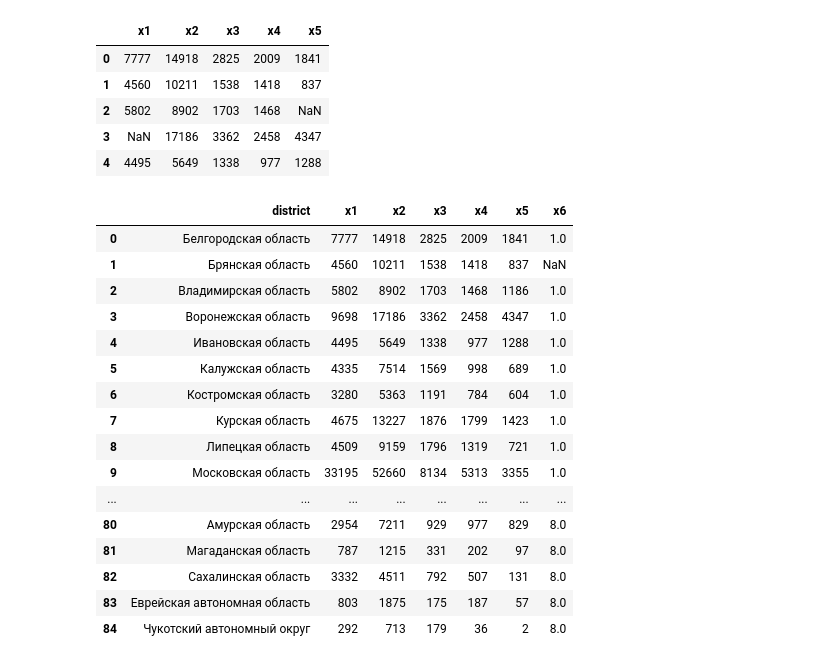
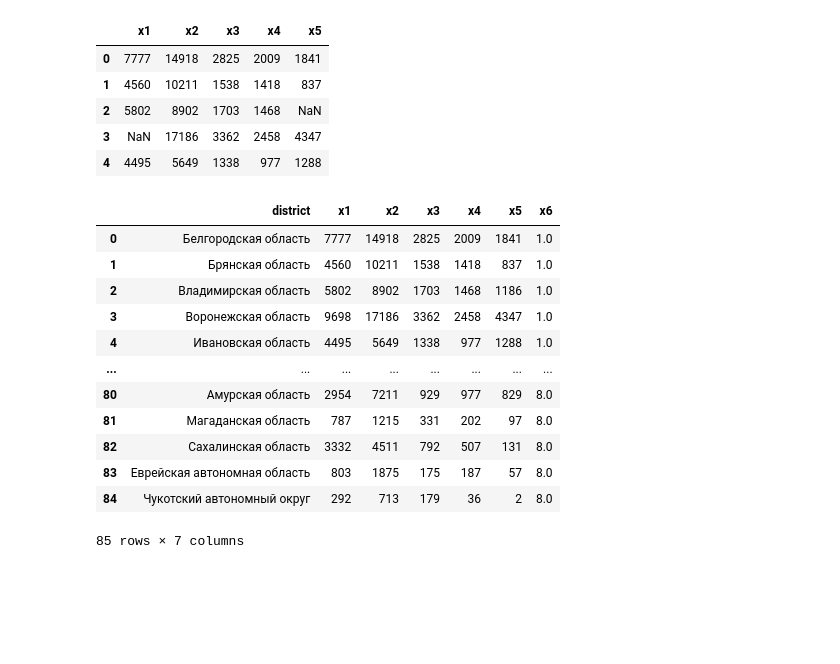
Before and after one commit to kujilit/machine-learning, a Jupyter notebook: labs/lab1/main.ipynb, the cells around one changed output. Cells and saved outputs as stored; diff of their text form; code cells hidden in the pictures; blank space fills up the shorter version.

```diff
--- a/labs/lab1/main.ipynb
+++ b/labs/lab1/main.ipynb
@@ -10,7 +10,6 @@ teachers_dataframe = teachers_dataframe.replace(
 
 teachers_dataframe.columns = ['district', 'x1', 'x2', 'x3', 'x4', 'x5', 'x6']
 
-pd.set_option('display.max_rows', None)
 display(teachers_dataframe)
 # %% [output]
 |  | district | x1 | x2 | x3 | x4 | x5 | x6 |
@@ -104,23 +99,21 @@ train_df.head()
 # %%
 imputer.fit(train_df)
 imputed_df = imputer.transform(train_df).astype(int)
 teachers_dataframe.loc[:, ['x1', 'x2', 'x3', 'x4', 'x5']] = imputed_df
 display(teachers_dataframe)
+
+teachers_dataframe.loc[:, ('x6', 1)] = 1.0
 # %% [output]
 |  | district | x1 | x2 | x3 | x4 | x5 | x6 |
 | 0 | Белгородская область | 7777 | 14918 | 2825 | 2009 | 1841 | 1.0 |
-| 1 | Брянская область | 4560 | 10211 | 1538 | 1418 | 837 | NaN |
+| 1 | Брянская область | 4560 | 10211 | 1538 | 1418 | 837 | 1.0 |
 | 2 | Владимирская область | 5802 | 8902 | 1703 | 1468 | 1186 | 1.0 |
 | 3 | Воронежская область | 9698 | 17186 | 3362 | 2458 | 4347 | 1.0 |
 | 4 | Ивановская область | 4495 | 5649 | 1338 | 977 | 1288 | 1.0 |
-| 5 | Калужская область | 4335 | 7514 | 1569 | 998 | 689 | 1.0 |
-| 6 | Костромская область | 3280 | 5363 | 1191 | 784 | 604 | 1.0 |
-| 7 | Курская область | 4675 | 13227 | 1876 | 1799 | 1423 | 1.0 |
-| 8 | Липецкая область | 4509 | 9159 | 1796 | 1319 | 721 | 1.0 |
-| 9 | Московская область | 33195 | 52660 | 8134 | 5313 | 3355 | 1.0 |
 | ... | ... | ... | ... | ... | ... | ... | ... |
 | 80 | Амурская область | 2954 | 7211 | 929 | 977 | 829 | 8.0 |
 | 81 | Магаданская область | 787 | 1215 | 331 | 202 | 97 | 8.0 |
 | 82 | Сахалинская область | 3332 | 4511 | 792 | 507 | 131 | 8.0 |
 | 83 | Еврейская автономная область | 803 | 1875 | 175 | 187 | 57 | 8.0 |
 | 84 | Чукотский автономный округ | 292 | 713 | 179 | 36 | 2 | 8.0 |
+85 rows × 7 columns
```
Also changed, not shown: parts of 14 cells of this notebook.
